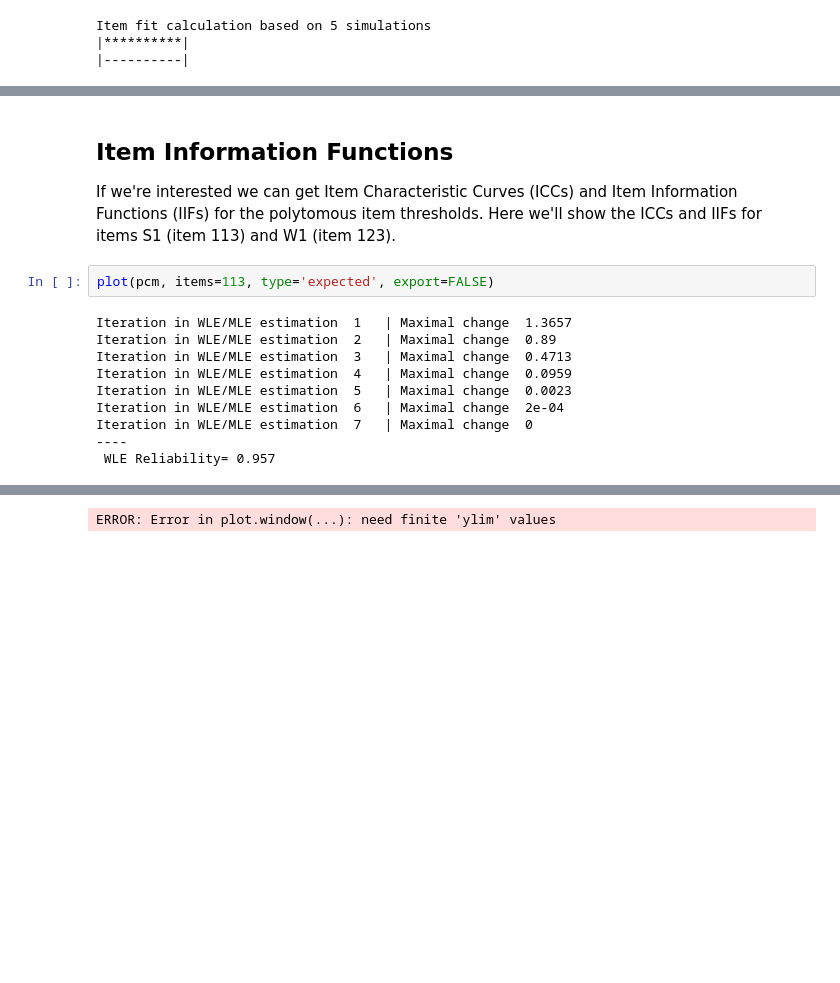
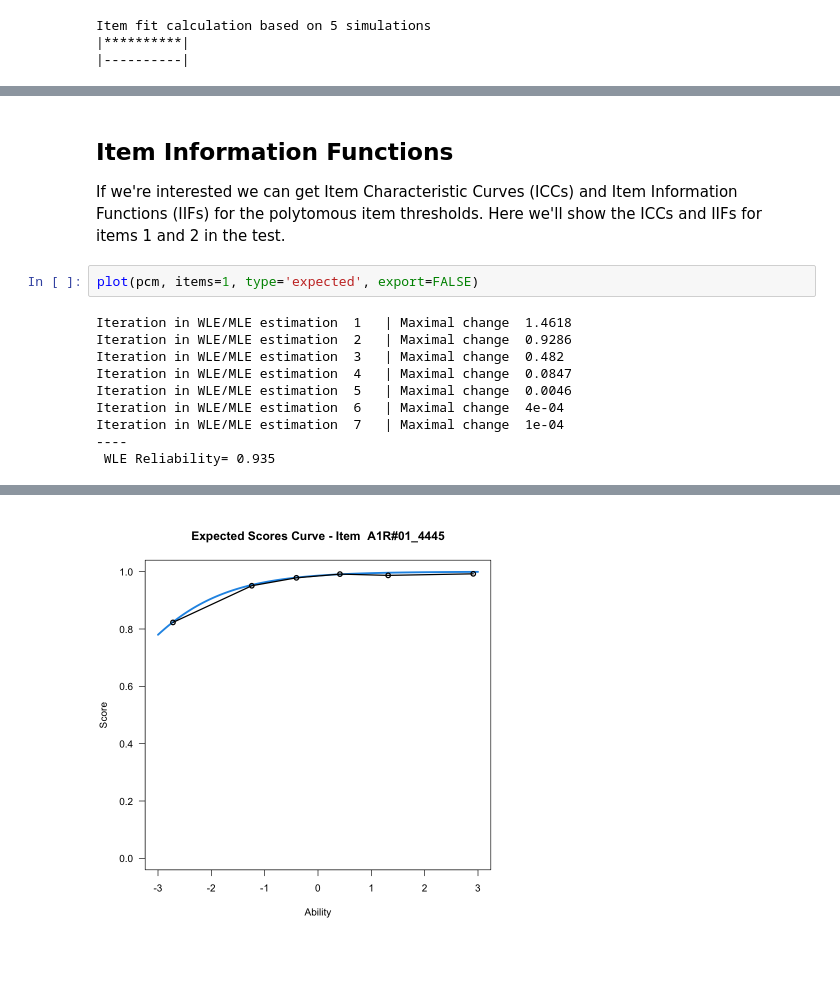
Before and after one commit to jp-loonytoon/test-generator, a Jupyter notebook: analyseTest.ipynb, the cells around one changed output, grey strips where cells are left out. Cells and saved outputs as stored; diff of their text form.

Commit message:
Use Rx simulated items

```diff
--- a/analyseTest.ipynb
+++ b/analyseTest.ipynb
@@ -166,15 +184,15 @@ A data.frame: 6 × 9
 # %% [markdown]
 ## Item Information Functions
-If we're interested we can get Item Characteristic Curves (ICCs) and Item Information Functions (IIFs) for the polytomous item thresholds. Here we'll show the ICCs and IIFs for items S1 (item 113) and W1 (item 123).
+If we're interested we can get Item Characteristic Curves (ICCs) and Item Information Functions (IIFs) for the polytomous item thresholds. Here we'll show the ICCs and IIFs for items 1 and 2 in the test.
 # %%
-plot(pcm, items=113, type='expected', export=FALSE)
+plot(pcm, items=1, type='expected', export=FALSE)
 # %% [output]
-Iteration in WLE/MLE estimation  1   | Maximal change  1.3657
-Iteration in WLE/MLE estimation  2   | Maximal change  0.89
-Iteration in WLE/MLE estimation  3   | Maximal change  0.4713
-Iteration in WLE/MLE estimation  4   | Maximal change  0.0959
-Iteration in WLE/MLE estimation  5   | Maximal change  0.0023
-Iteration in WLE/MLE estimation  6   | Maximal change  2e-04
-Iteration in WLE/MLE estimation  7   | Maximal change  0
+Iteration in WLE/MLE estimation  1   | Maximal change  1.4618
+Iteration in WLE/MLE estimation  2   | Maximal change  0.9286
+Iteration in WLE/MLE estimation  3   | Maximal change  0.482
+Iteration in WLE/MLE estimation  4   | Maximal change  0.0847
+Iteration in WLE/MLE estimation  5   | Maximal change  0.0046
+Iteration in WLE/MLE estimation  6   | Maximal change  4e-04
+Iteration in WLE/MLE estimation  7   | Maximal change  1e-04
 ----
- WLE Reliability= 0.957
+ WLE Reliability= 0.935
@@ -183,3 +199,2 @@ Warning message in max(tamobj$resp[, i], na.rm = TRUE):
-ERROR: Error in plot.window(...): need finite 'ylim' values
-[figure, old version]
+[figure, new version]
 # %%
```
Also changed, not shown: parts of 12 cells of this notebook, 2 other files.
